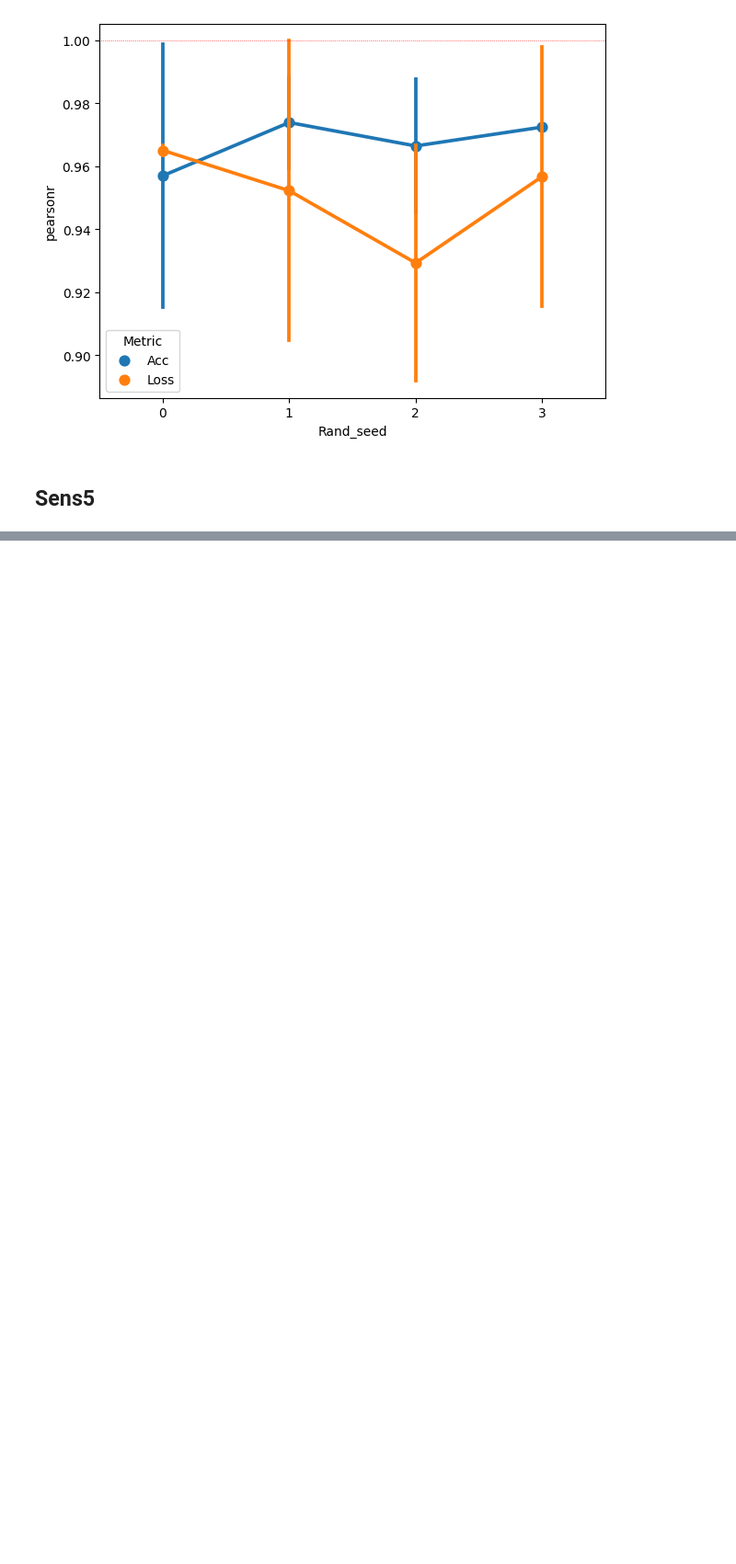
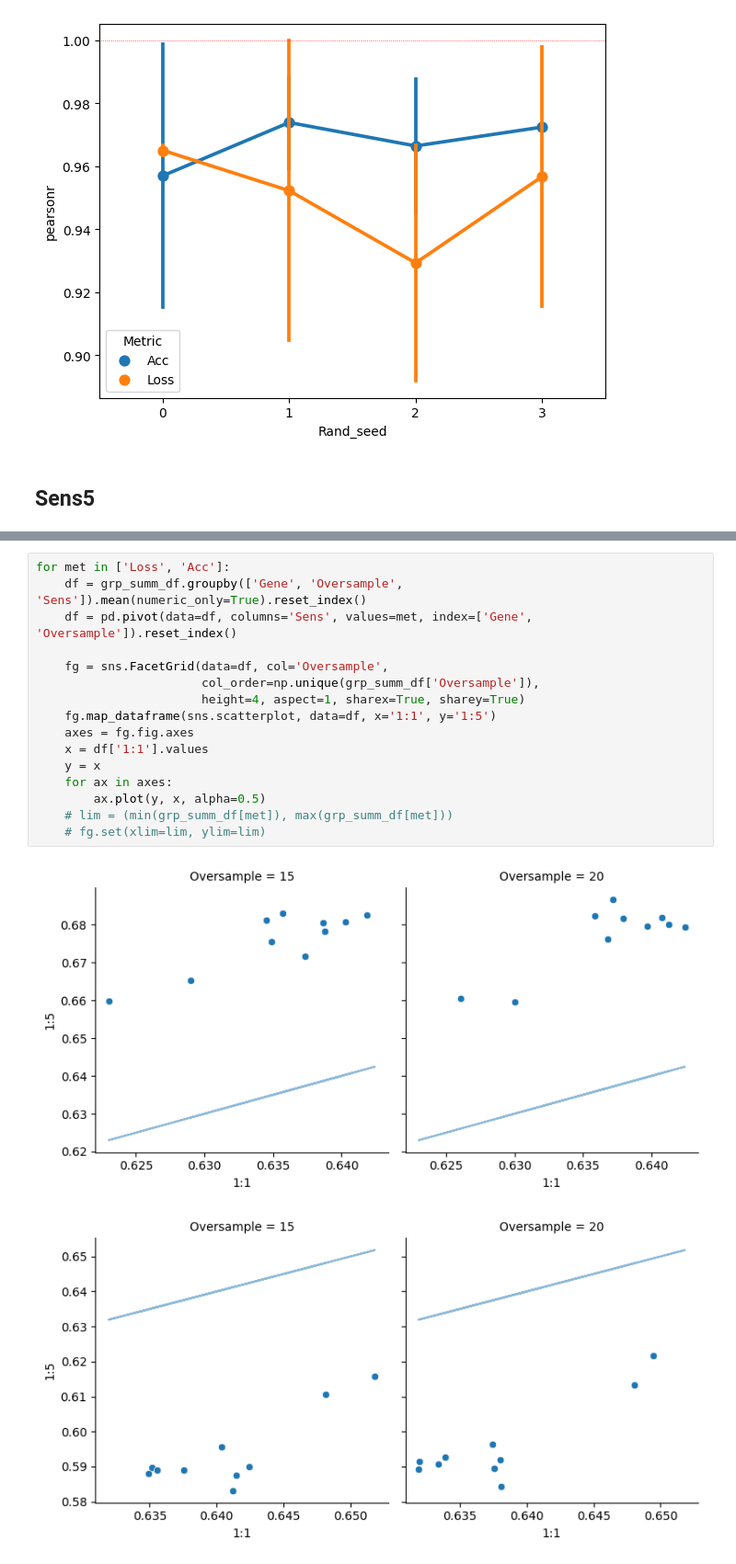
Before and after one commit to titoghose/GWANN, a Jupyter notebook: Code_AD/sensitivity_plots.ipynb, the cells around one changed output, grey strips where cells are left out. Shown at 92% size. Drawn from its saved outputs; the diff is of its cells as text; blank space fills up the shorter version.

```diff
--- a/Code_AD/sensitivity_plots.ipynb
+++ b/Code_AD/sensitivity_plots.ipynb
@@ -357,0 +467,19 @@ plt.savefig(f'./results_Sens4/Diff_batch_type_{corr_fn.__name__}.png', dpi=100)
+# %%
+for met in ['Loss', 'Acc']:
+    df = grp_summ_df.groupby(['Gene', 'Oversample', 'Sens']).mean(numeric_only=True).reset_index()
+    df = pd.pivot(data=df, columns='Sens', values=met, index=['Gene', 'Oversample']).reset_index()
+
+    fg = sns.FacetGrid(data=df, col='Oversample',
+                       col_order=np.unique(grp_summ_df['Oversample']),
+                       height=4, aspect=1, sharex=True, sharey=True)
+    fg.map_dataframe(sns.scatterplot, data=df, x='1:1', y='1:5')
+    axes = fg.fig.axes
+    x = df['1:1'].values
+    y = x
+    for ax in axes:
+        ax.plot(y, x, alpha=0.5)
+    # lim = (min(grp_summ_df[met]), max(grp_summ_df[met]))
+    # fg.set(xlim=lim, ylim=lim)
+# %% [output]
+[figure, added]
+[figure, added]
```
Also changed, not shown: parts of 10 cells of this notebook, 2 other files.
